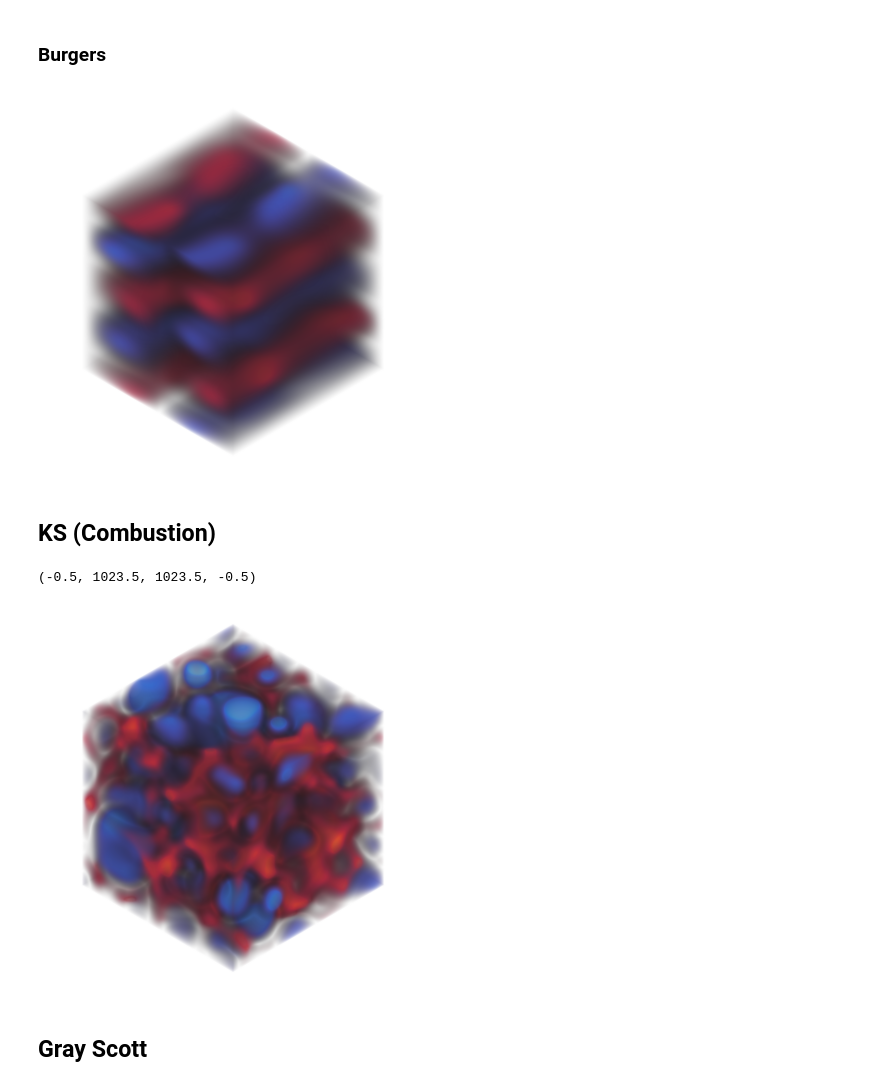
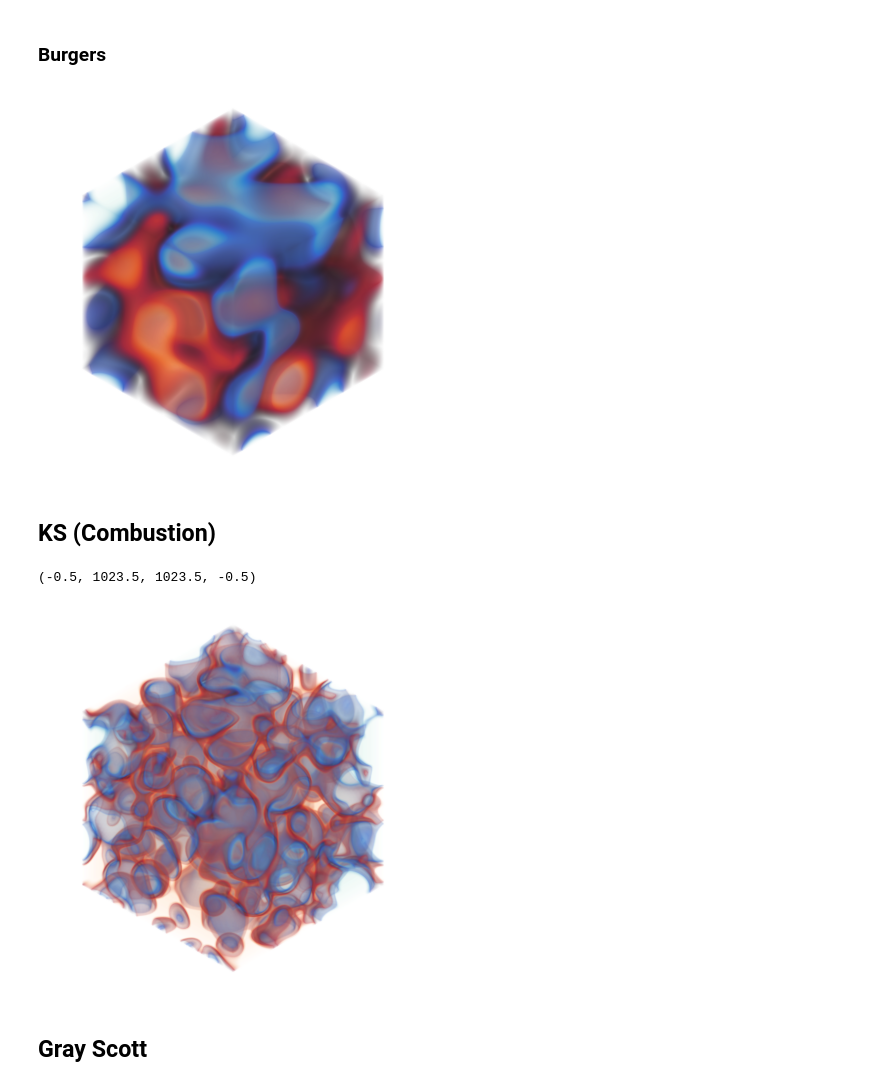
Before and after one commit to qiauil/exponax, a Jupyter notebook: teaser.ipynb, the cells around one changed output. Cells and saved outputs as stored; diff of their text form; code cells hidden in the pictures.

```diff
--- a/teaser.ipynb
+++ b/teaser.ipynb
@@ -190,11 +245,17 @@ u_0 = jax.random.normal(
     ),
 )  # IC is irrelevant
 
-conservative_ks_trj_1d = ex.rollout(conservative_ks_stepper, time_steps_1d, include_init=True)(u_0)
+conservative_ks_trj_1d = ex.rollout(
+    conservative_ks_stepper, time_steps_1d, include_init=True
+)(u_0)
 
-vmin,vmax = symmetric_min_max(conservative_ks_trj_1d)
+vmin, vmax = symmetric_min_max(conservative_ks_trj_1d)
 plt.imshow(
-    conservative_ks_trj_1d[:, 0, :].T, origin="lower", cmap=cmap_nonlinear, vmin=vmin, vmax=vmax
+    conservative_ks_trj_1d[:, 0, :].T,
+    origin="lower",
+    cmap=cmap_nonlinear,
+    vmin=vmin,
+    vmax=vmax,
 )
 plt.grid(False)
 # %% [output]
@@ -501,12 +590,23 @@ plt.axis("off")
 # %% [markdown]
 ## 3D plots
 # %%
-def render_3d(volume,cmap,time=0.1):
-    vmin,vmax = symmetric_min_max(volume)
+def render_3d(volume, cmap, time=0.1, vrange=None):
+    if vrange is None:
+        vmin, vmax = symmetric_min_max(volume)
+    else:
+        vmin, vmax = -vrange, vrange
 
-    img = render(np.array(volume), (cmap),time=time,background=(255,255,255,255),distance_scale=10,vmin=vmin,vmax=vmax)
+    img = render(
+        np.array(volume),
+        (cmap),
+        time=time,
+        background=(255, 255, 255, 255),
+        distance_scale=10,
+        vmin=vmin,
+        vmax=vmax,
+    )
     # gamma correction
-    return np.power(img/255.,2.4)
+    return np.power(img / 255.0, 2.4)
 # %% [markdown]
 ## Unbalanced Advection
 # %%
@@ -543,44 +649,49 @@ burgers_stepper = ex.stepper.Burgers(3, DOMAIN_EXTENT, NUM_POINTS, DT, diffusivi
 grid = ex.make_grid(3, DOMAIN_EXTENT, NUM_POINTS)
 
 # Burgers has two channels!
-u_0 = jnp.concatenate(
-    [
-        jnp.sin(2 * jnp.pi * grid[0:1] / DOMAIN_EXTENT)
-        * jnp.cos(2 * 2 * jnp.pi * grid[1:2] / DOMAIN_EXTENT),
-        jnp.cos(2 * jnp.pi * grid[1:2] / DOMAIN_EXTENT)
-        * jnp.sin(2 * 2 * jnp.pi * grid[2:3] / DOMAIN_EXTENT),
-        jnp.cos(2 * jnp.pi * grid[2:3] / DOMAIN_EXTENT)
-        * jnp.sin(2 * 2 * jnp.pi * grid[0:1] / DOMAIN_EXTENT),
-    ]
+# u_0 = jnp.concatenate(
+#     [
+#         jnp.sin(2 * jnp.pi * grid[0:1] / DOMAIN_EXTENT)
+#         * jnp.cos(2 * 2 * jnp.pi * grid[1:2] / DOMAIN_EXTENT),
+#         jnp.cos(2 * jnp.pi * grid[1:2] / DOMAIN_EXTENT)
+#         * jnp.sin(2 * 2 * jnp.pi * grid[2:3] / DOMAIN_EXTENT),
+#         jnp.cos(2 * jnp.pi * grid[2:3] / DOMAIN_EXTENT)
+#         * jnp.sin(2 * 2 * jnp.pi * grid[0:1] / DOMAIN_EXTENT),
+#     ]
+# )
+ic_gen = ex.ic.RandomTruncatedFourierSeries(3, cutoff=2, max_one=True)
+multi_channel_ic_gen = ex.ic.RandomMultiChannelICGenerator([ic_gen, ic_gen, ic_gen])
+u_0 = multi_channel_ic_gen(NUM_POINTS, key=jax.random.PRNGKey(1))
+
+burgers_trj_3d = ex.rollout(burgers_stepper, 64, include_init=True)(u_0)
+
+burgers_trj_3d_img = render_3d(
+    burgers_trj_3d[:, 0], zigzag_alpha(cmap_nonlinear, 0.1), vrange=0.4
 )
-
-burgers_trj_3d = ex.rollout(burgers_stepper,64, include_init=True)(u_0)
-
-burgers_trj_3d_img =render_3d(burgers_trj_3d[:,0],zigzag_alpha(cmap_nonlinear,0.1))
 plt.imshow(burgers_trj_3d_img)
 plt.axis("off")
 del burgers_trj_3d
 # %% [output]
-[figure, old version]
+[figure, new version]
 # %% [markdown]
 ## KS (Combustion)
 # %%
 DOMAIN_EXTENT = 30.0
 NUM_POINTS = 64
 DT = 0.1
 
 ks_stepper = ex.stepper.KuramotoSivashinsky(3, DOMAIN_EXTENT, NUM_POINTS, DT)
 
 # IC is irrelevant
-u_0 = jax.random.normal(jax.random.PRNGKey(0), (1, NUM_POINTS, NUM_POINTS,NUM_POINTS))
+u_0 = jax.random.normal(jax.random.PRNGKey(0), (1, NUM_POINTS, NUM_POINTS, NUM_POINTS))
 warmed_up_u_0 = ex.repeat(ks_stepper, 500)(u_0)
 ks_trj_3d = ex.rollout(ks_stepper, 64, include_init=True)(warmed_up_u_0)
-ks_img_3d = render_3d(ks_trj_3d[:,0],zigzag_alpha(cmap_nonlinear,0.1))
+ks_img_3d = render_3d(ks_trj_3d[:, 0], zigzag_alpha(cmap_nonlinear, 0.1), vrange=3.0)
 plt.imshow(ks_img_3d)
 plt.axis("off")
 # %% [output]
 (-0.5, 1023.5, 1023.5, -0.5)
-[figure, old version]
+[figure, new version]
 # %% [markdown]
 ## Gray Scott
 # %%
```
Also changed, not shown: parts of 20 cells of this notebook.
